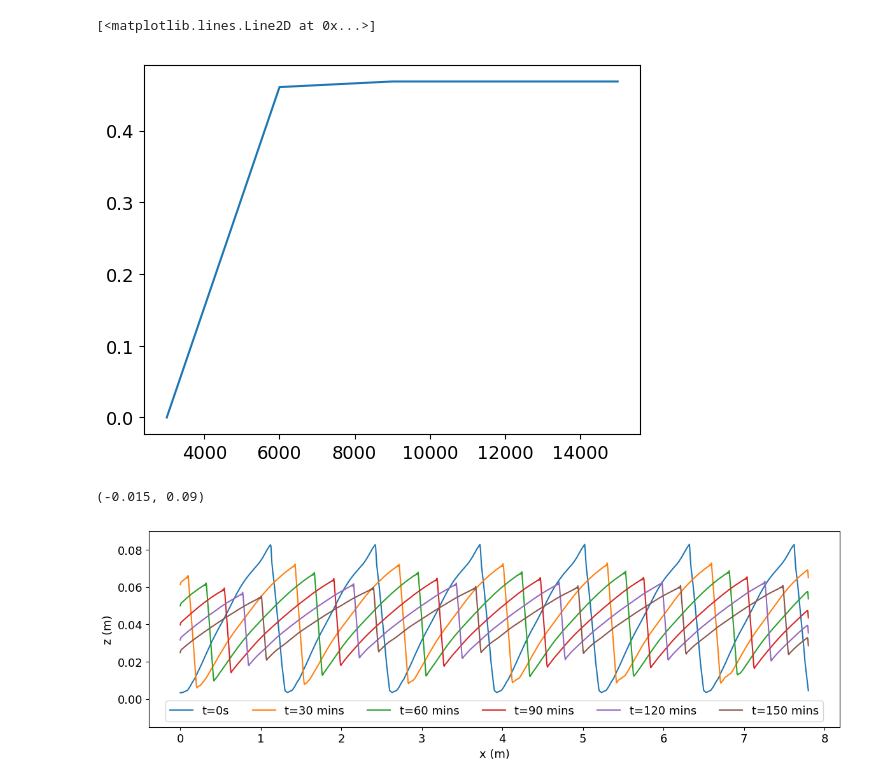
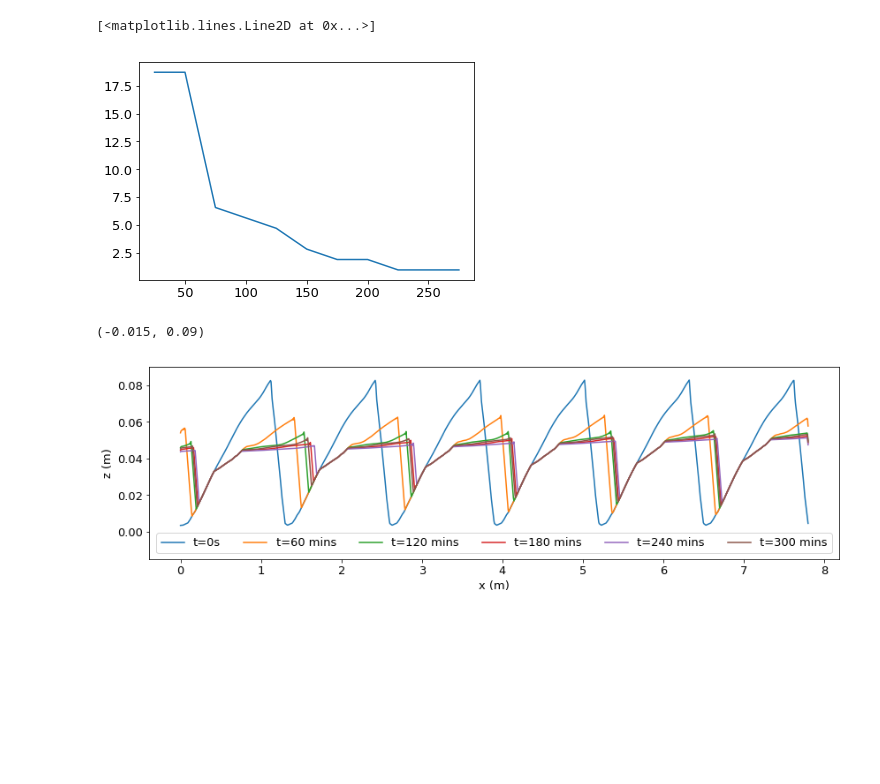
Before and after one commit to plgrover/pymorph, a Jupyter notebook: notebooks/Paper_3b/Section.5.2.postprocessing.ipynb, the cells around one changed output. Cells and saved outputs as stored; diff of their text form; code cells hidden in the pictures; blank space fills up the shorter version.

```diff
--- a/notebooks/Paper_3b/Section.5.2.postprocessing.ipynb
+++ b/notebooks/Paper_3b/Section.5.2.postprocessing.ipynb
@@ -108,13 +105,13 @@ Text(0, 0.5, 'z (m)')
 # %%
-run_name = 'dune_5_q_{0}_h_{1}_D50_{2}'.format('32m','357mm','1.2mm')
+run_name = 'Section_5.2_dune_5_q_20cm_h_237mm_D50_0.001_verts.npy'
 
-verts = np.load('_output/{0}_verts.npy'.format(run_name))
+verts = np.load('_output/{0}'.format(run_name))
 # %%
-vel, time = post.calculate_wave_speed(verts, dx, dt=300, step_index = 10, base_index = 3)
+vel, time = post.calculate_wave_speed(verts, dx, dt=5, step_index = 5, base_index = 3)
 plt.plot(time,np.array(vel)*3600.)
 # %% [output]
 [<matplotlib.lines.Line2D at 0x...>]
-[figure, old version]
+[figure, new version]
 # %%
 matplotlib.rcParams.update({'font.size': 13})
 
@@ -122,11 +119,16 @@ fig = plt.figure(figsize=(14, 4))
 
 # Time = tindex*5 + 5
 plt.plot(x0,z0, label='t=0s')
-plt.plot(x0, verts[5,:,1], label='t=30 mins')
-plt.plot(x0, verts[11,:,1], label='t=60 mins')
-plt.plot(x0, verts[17,:,1], label='t=90 mins')
-plt.plot(x0, verts[23,:,1], label='t=120 mins')
-plt.plot(x0, verts[29,:,1], label='t=150 mins')
+
+plt.plot(verts[11,:,0], verts[11,:,1], label='t=60 mins')
+
+plt.plot(verts[23,:,0], verts[23,:,1], label='t=120 mins')
+
+plt.plot(verts[35,:,0], verts[35,:,1], label='t=180 mins')
+
+plt.plot(verts[47,:,0], verts[47,:,1], label='t=240 mins')
+
+plt.plot(verts[58,:,0], verts[29,:,1], label='t=300 mins')
 
 plt.legend(loc='lower center', ncol=6)
 plt.ylabel('z (m)')
@@ -134,6 +136,6 @@ plt.xlabel('x (m)')
 plt.ylim([-0.015, 0.09])
 # %% [output]
 (-0.015, 0.09)
-[figure, old version]
+[figure, new version]
 # %%
 extractionTimeMins = 5.
```
Also changed, not shown: parts of 13 cells of this notebook, 6 other files.
